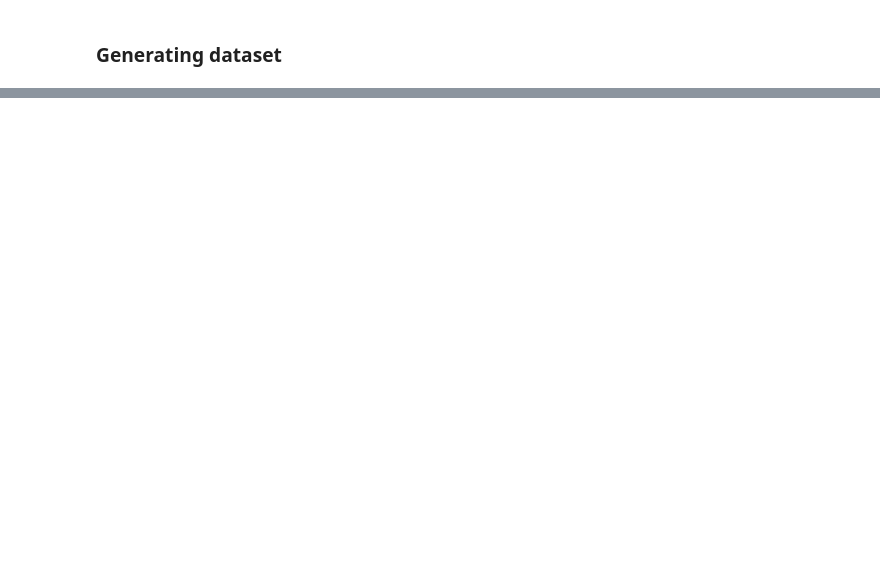
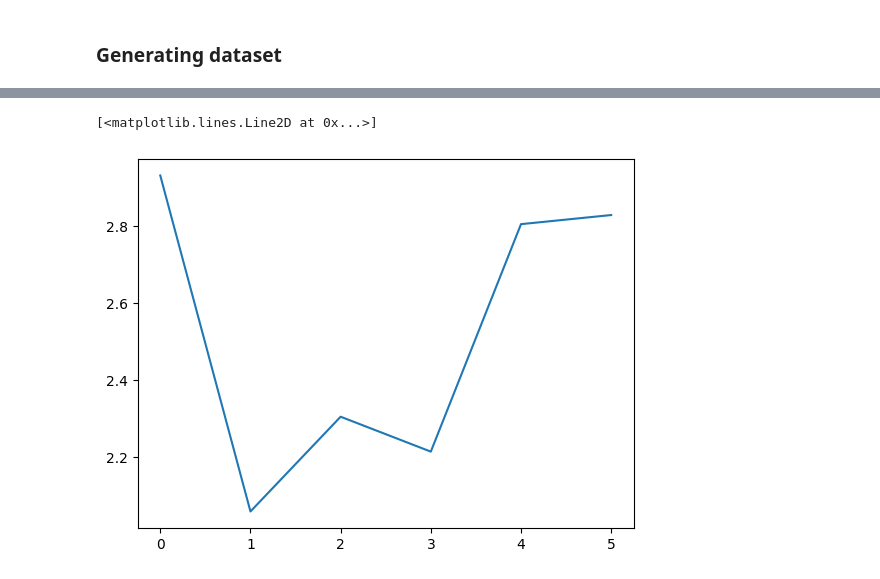
Before and after one commit to edabier/SS-HSU_benchmark, a Jupyter notebook: global_test.ipynb, the cells around one changed output, grey strips where cells are left out. Drawn from its saved outputs; the diff is of its cells as text; code cells hidden in the pictures; blank space fills up the shorter version.

```diff
--- a/global_test.ipynb
+++ b/global_test.ipynb
@@ -101,0 +129,5 @@ generate_dataset_trainer.train(Y)
+# %%
+plt.plot(e_hat[1].detach())
+# %% [output]
+[<matplotlib.lines.Line2D at 0x...>]
+[figure, added]
```
Also changed, not shown: parts of 18 cells of this notebook, 5 other files.
